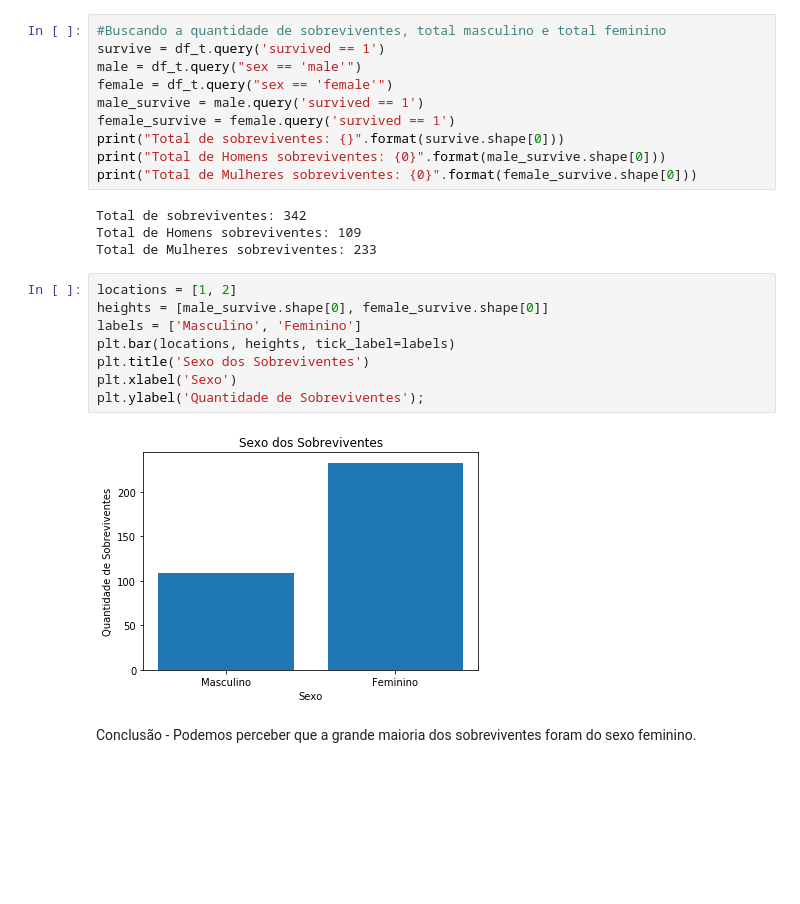
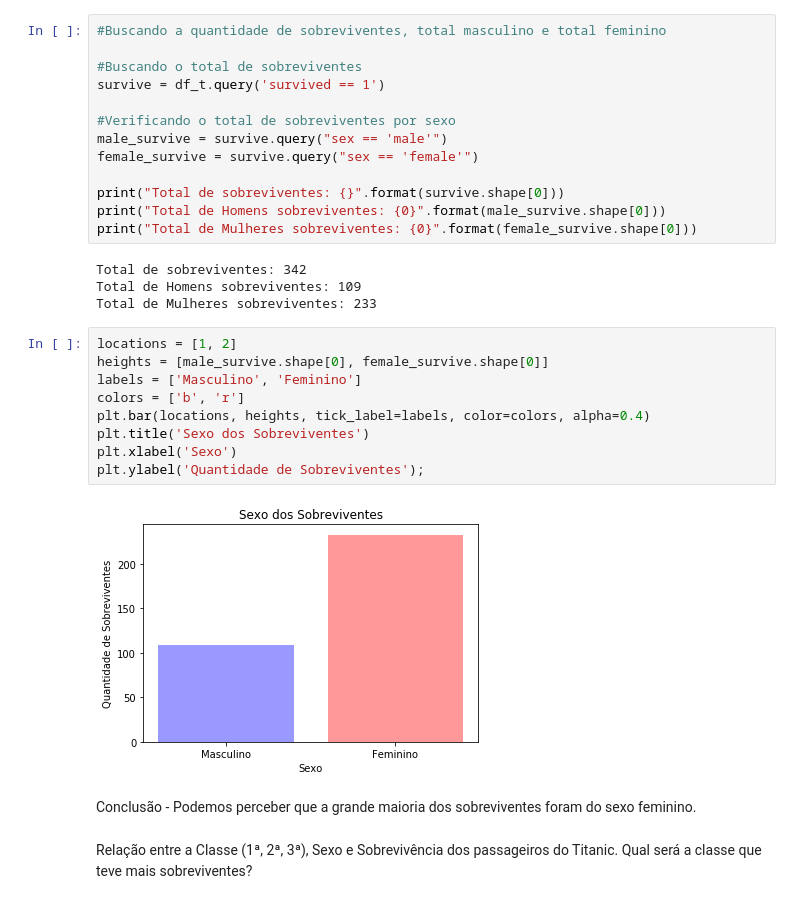
Before and after one commit to jcpsantos/projeto_titanic_dataScience, a Jupyter notebook: project_titanic_juan.ipynb, the cells around one changed output. Cells and saved outputs as stored; diff of their text form; blank space fills up the shorter version.

```diff
--- a/project_titanic_juan.ipynb
+++ b/project_titanic_juan.ipynb
@@ -144,11 +146,14 @@ Agora vamos as perguntas!!!!!
 Teve mais sobreviventes do sexo masculino ou feminino?
 # %%
 #Buscando a quantidade de sobreviventes, total masculino e total feminino
+
+#Buscando o total de sobreviventes
 survive = df_t.query('survived == 1')
-male = df_t.query("sex == 'male'")
-female = df_t.query("sex == 'female'")
-male_survive = male.query('survived == 1')
-female_survive = female.query('survived == 1')
+
+#Verificando o total de sobreviventes por sexo
+male_survive = survive.query("sex == 'male'")
+female_survive = survive.query("sex == 'female'")
+
 print("Total de sobreviventes: {}".format(survive.shape[0]))
 print("Total de Homens sobreviventes: {0}".format(male_survive.shape[0]))
 print("Total de Mulheres sobreviventes: {0}".format(female_survive.shape[0]))
@@ -159,12 +164,15 @@ Total de Mulheres sobreviventes: 233
 # %%
 locations = [1, 2]
 heights = [male_survive.shape[0], female_survive.shape[0]]
 labels = ['Masculino', 'Feminino']
-plt.bar(locations, heights, tick_label=labels)
+colors = ['b', 'r']
+plt.bar(locations, heights, tick_label=labels, color=colors, alpha=0.4)
 plt.title('Sexo dos Sobreviventes')
 plt.xlabel('Sexo')
 plt.ylabel('Quantidade de Sobreviventes');
 # %% [output]
-[figure, old version]
+[figure, new version]
 # %% [markdown]
 Conclusão - Podemos perceber que a grande maioria dos sobreviventes foram do sexo feminino.
+# %% [markdown]
+Relação entre a Classe (1ª, 2ª, 3ª),  Sexo e Sobrevivência dos passageiros do Titanic. Qual será a classe que teve mais sobreviventes?
```
Also changed, not shown: parts of 3 cells of this notebook.
